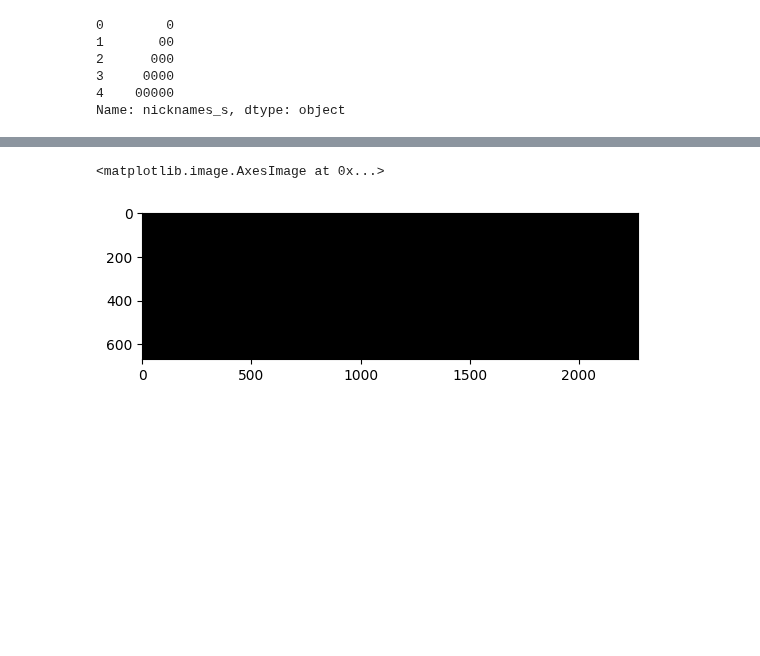
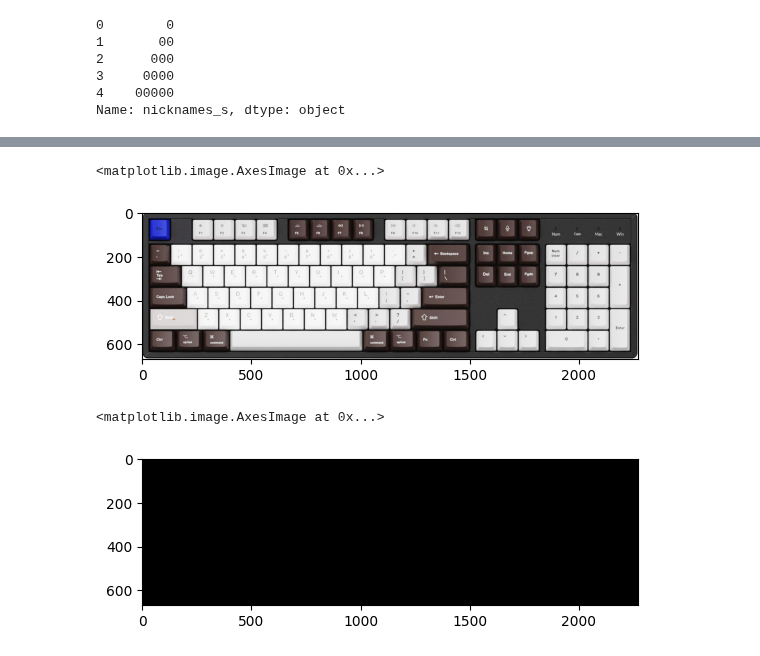
Before and after one commit to EvoDmiK/TIL, a Jupyter notebook: python-study/DataAnalysis/kaggle/MC_nicknames.ipynb, the cells around one changed output, grey strips where cells are left out. Saved outputs shown, nothing was run; the diff lists cells and outputs as text; code cells hidden in the pictures; blank space fills up the shorter version.

```diff
--- a/python-study/DataAnalysis/kaggle/MC_nicknames.ipynb
+++ b/python-study/DataAnalysis/kaggle/MC_nicknames.ipynb
@@ -44,6 +40,11 @@ alpha_count.most_common(10)
 # %%
 keyboard_image = cv2.imread(f'{DATA_PATH}/keyboard.png')
 H, W           = keyboard_image.shape[:2]
+
+plt.imshow(keyboard_image)
+# %% [output]
+<matplotlib.image.AxesImage at 0x...>
+[figure, added]
 # %%
 keycoords   = json.loads(open(f'{DATA_PATH}/buttons.json', 'r').read())
 keycoords   = {key : list(map(int, value.split('-'))) for key, value in keycoords.items()}
```
Also changed, not shown: parts of 8 cells of this notebook.
